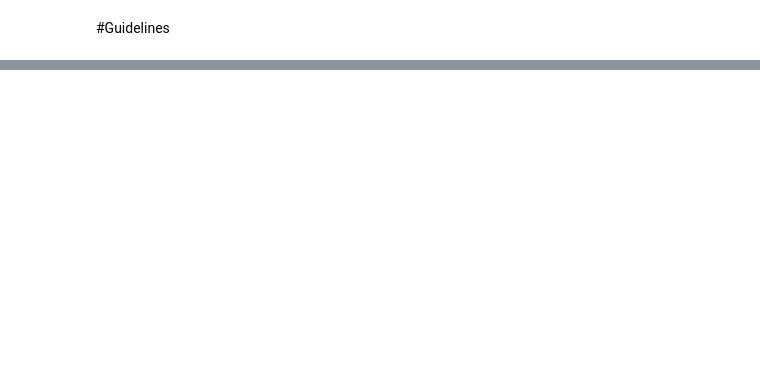
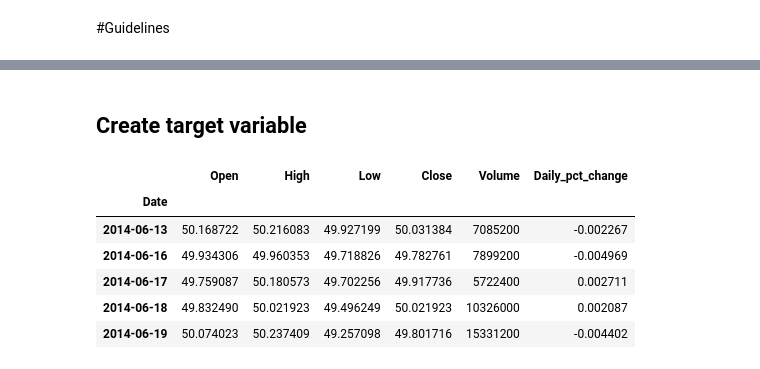
Before and after one commit to mrreyesm/FINANCIAL_ASSET_ANALYSIS, a Jupyter notebook: FINANCIAL_ASSET_ANALYSIS.ipynb, the cells around one changed output, grey strips where cells are left out. Cells and saved outputs as stored; diff of their text form; code cells hidden in the pictures; blank space fills up the shorter version.

```diff
--- a/FINANCIAL_ASSET_ANALYSIS.ipynb
+++ b/FINANCIAL_ASSET_ANALYSIS.ipynb
@@ -1173,0 +1286,25 @@ www.alpharithms.com/relative-strength-index-rsi-in-python-470209/
+# %% [markdown]
+## Create target variable
+# %%
+#needed columns "open", "high", "low", "close", "volume".
+stock = "V"
+years = 8
+symbol = yf.Ticker(stock)
+# get historical market data
+start_time = datetime.now() - timedelta(days=years*365)
+start_time = start_time.strftime("%Y-%m-%d")
+end_time = datetime.now()
+end_time = end_time.strftime("%Y-%m-%d")
+hist = symbol.history(start=start_time, end=end_time)
+hist.drop(columns = ['Dividends', "Stock Splits"], inplace = True)
+hist['Daily_pct_change'] = hist['Close'].pct_change()
+hist = hist.iloc[1: , :]
+hist.head()
+# %% [output]
+|  | Open | High | Low | Close | Volume | Daily_pct_change |
+| Date |  |  |  |  |  |  |
+| 2014-06-13 | 50.168722 | 50.216083 | 49.927199 | 50.031384 | 7085200 | -0.002267 |
+| 2014-06-16 | 49.934306 | 49.960353 | 49.718826 | 49.782761 | 7899200 | -0.004969 |
+| 2014-06-17 | 49.759087 | 50.180573 | 49.702256 | 49.917736 | 5722400 | 0.002711 |
+| 2014-06-18 | 49.832490 | 50.021923 | 49.496249 | 50.021923 | 10326000 | 0.002087 |
+| 2014-06-19 | 50.074023 | 50.237409 | 49.257098 | 49.801716 | 15331200 | -0.004402 |
```
Also changed, not shown: parts of 53 cells of this notebook.
